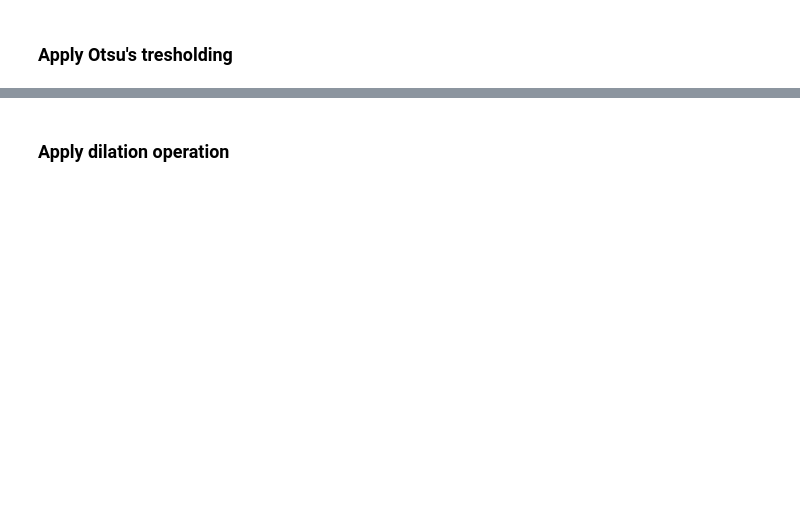
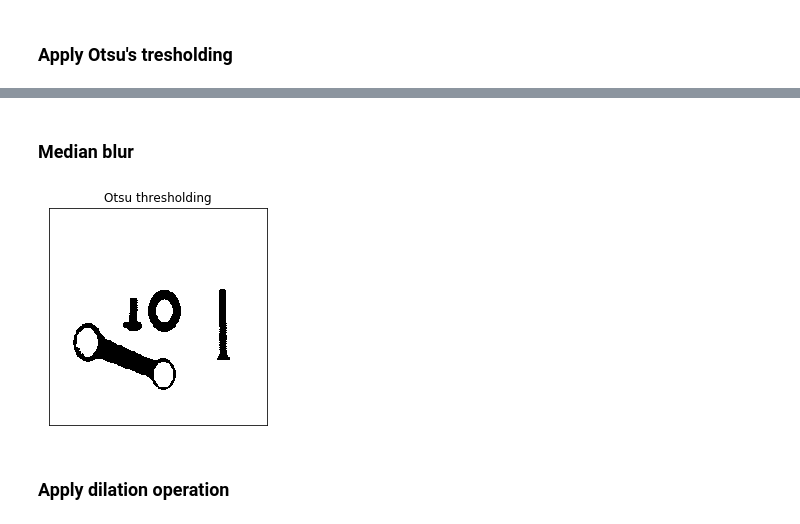
Before and after one commit to pptr3/connecting-rods, a Jupyter notebook: Connecting Rods.ipynb, the cells around one changed output, grey strips where cells are left out. Drawn from its saved outputs; the diff is of its cells as text; code cells hidden in the pictures; blank space fills up the shorter version.

```diff
--- a/Connecting Rods.ipynb
+++ b/Connecting Rods.ipynb
@@ -29,3 +27,12 @@ plt.show()
+# %% [markdown]
+### Median blur
+# %%
+median = cv.medianBlur(imgf, 3)
+plt.imshow(median, cmap = 'gray')
+plt.title('Otsu thresholding'), plt.xticks([]), plt.yticks([])
+plt.show()
+# %% [output]
+[figure, added]
 # %% [markdown]
 ### Apply dilation operation
 # %%
```
Also changed, not shown: parts of 9 cells of this notebook.
